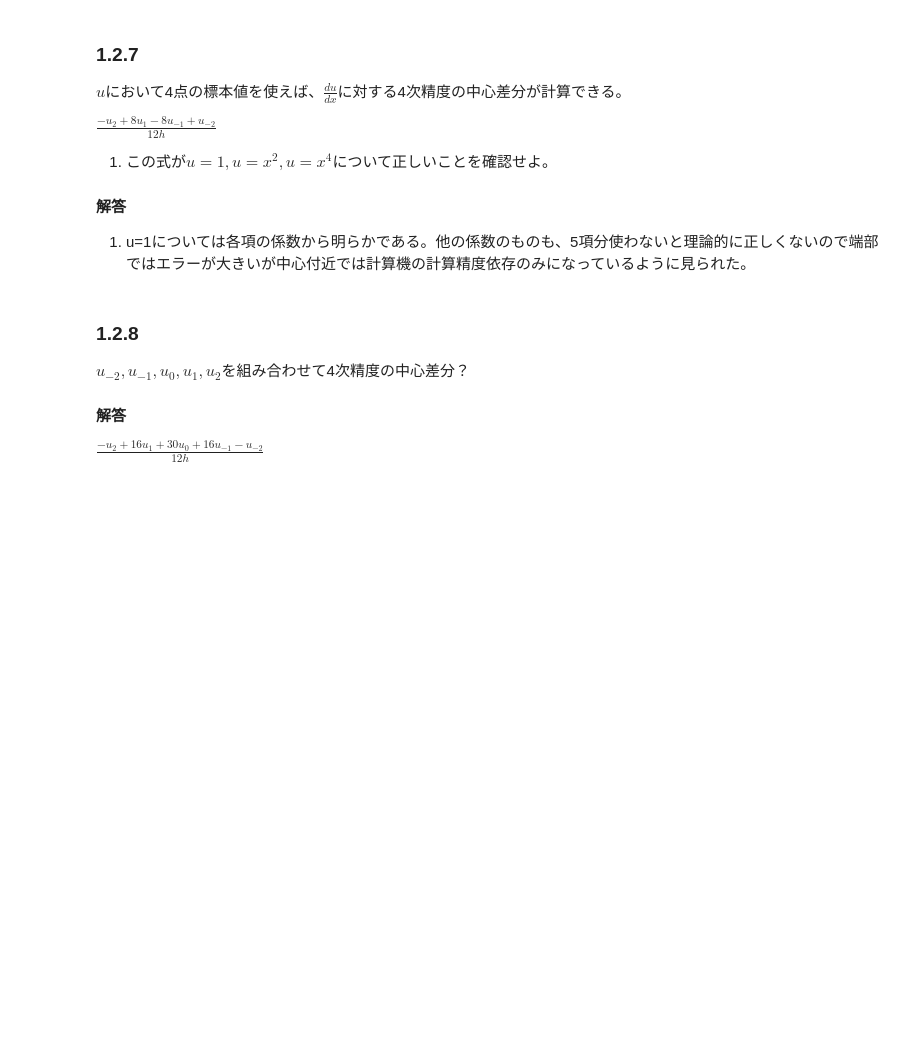
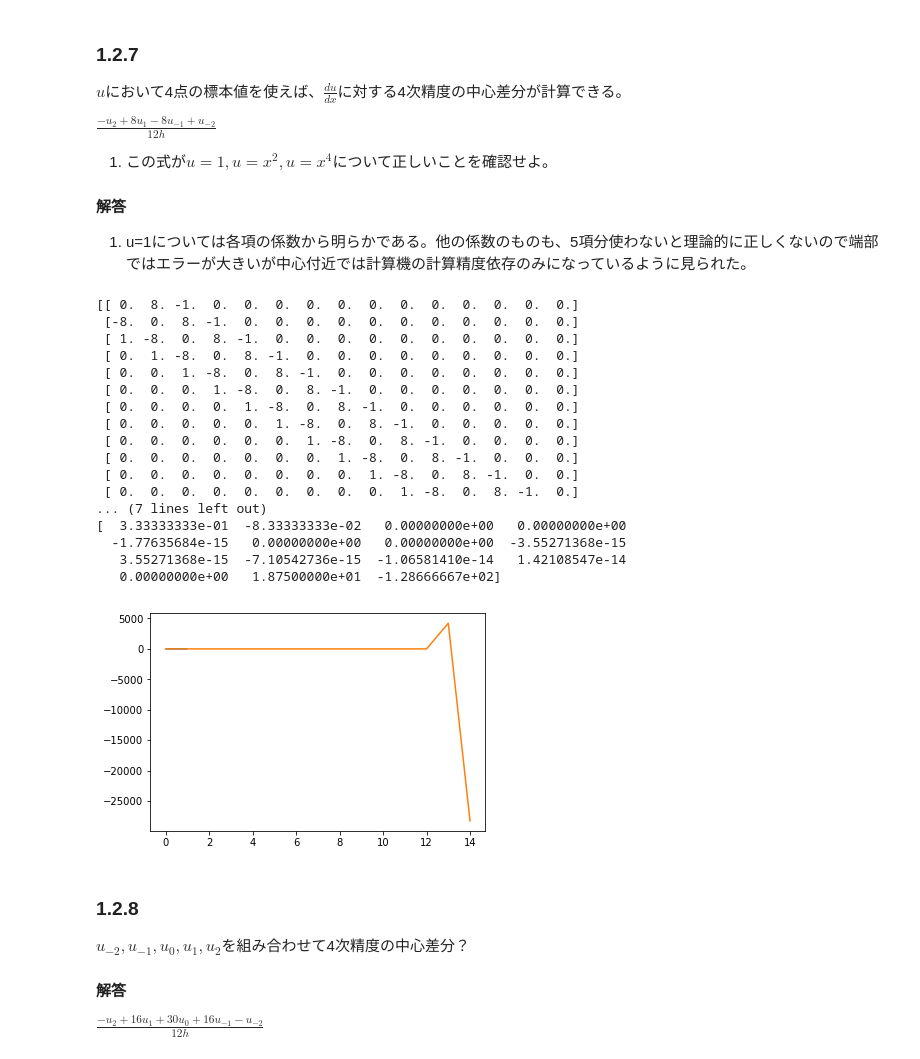
Before and after one commit to chenaoki/meel_strung, a Jupyter notebook: 1.2.ipynb, the cells around one changed output. Saved outputs shown, nothing was run; the diff lists cells and outputs as text; code cells hidden in the pictures; blank space fills up the shorter version.

```diff
--- a/1.2.ipynb
+++ b/1.2.ipynb
@@ -203,15 +154,38 @@ $\frac{-u_2+8u_1-8u_{-1}+u_{-2}}{12h}$
 # %%
 n=15
 a=np.ones([1,n])
 D_10_4pre= 1/12*sp.spdiags(np.r_[a, -8*a, 8*a, -a], [-2,-1,1,2],n,n).toarray()
 print(D_10_4pre*12)
 x=np.array(range(n))
 x_2 = x*x
 x_4 =x*x*x*x
 x_2_d = 2*x
 x_4_d = 4*x*x*x
 print(D_10_4pre.dot(x_4)-x_4_d)
 print(D_10_4pre.dot(x_2)-x_2_d)
+
+
+pyplot.plot(D_10_4pre.dot(x_4)-x_4_d)
+pyplot.show()
+# %% [output]
+[[ 0.  8. -1.  0.  0.  0.  0.  0.  0.  0.  0.  0.  0.  0.  0.]
+ [-8.  0.  8. -1.  0.  0.  0.  0.  0.  0.  0.  0.  0.  0.  0.]
+ [ 1. -8.  0.  8. -1.  0.  0.  0.  0.  0.  0.  0.  0.  0.  0.]
+ [ 0.  1. -8.  0.  8. -1.  0.  0.  0.  0.  0.  0.  0.  0.  0.]
+ [ 0.  0.  1. -8.  0.  8. -1.  0.  0.  0.  0.  0.  0.  0.  0.]
+ [ 0.  0.  0.  1. -8.  0.  8. -1.  0.  0.  0.  0.  0.  0.  0.]
+ [ 0.  0.  0.  0.  1. -8.  0.  8. -1.  0.  0.  0.  0.  0.  0.]
+ [ 0.  0.  0.  0.  0.  1. -8.  0.  8. -1.  0.  0.  0.  0.  0.]
+ [ 0.  0.  0.  0.  0.  0.  1. -8.  0.  8. -1.  0.  0.  0.  0.]
+ [ 0.  0.  0.  0.  0.  0.  0.  1. -8.  0.  8. -1.  0.  0.  0.]
+ [ 0.  0.  0.  0.  0.  0.  0.  0.  1. -8.  0.  8. -1.  0.  0.]
+ [ 0.  0.  0.  0.  0.  0.  0.  0.  0.  1. -8.  0.  8. -1.  0.]
+... (7 lines left out)
+[  3.33333333e-01  -8.33333333e-02   0.00000000e+00   0.00000000e+00
+  -1.77635684e-15   0.00000000e+00   0.00000000e+00  -3.55271368e-15
+   3.55271368e-15  -7.10542736e-15  -1.06581410e-14   1.42108547e-14
+   0.00000000e+00   1.87500000e+01  -1.28666667e+02]
+[figure, added]
 # %% [markdown]
 ### 1.2.8
 $u_{-2},u_{-1},u_{0},u_{1},u_{2}$を組み合わせて4次精度の中心差分？
```
Also changed, not shown: parts of 34 cells of this notebook.
